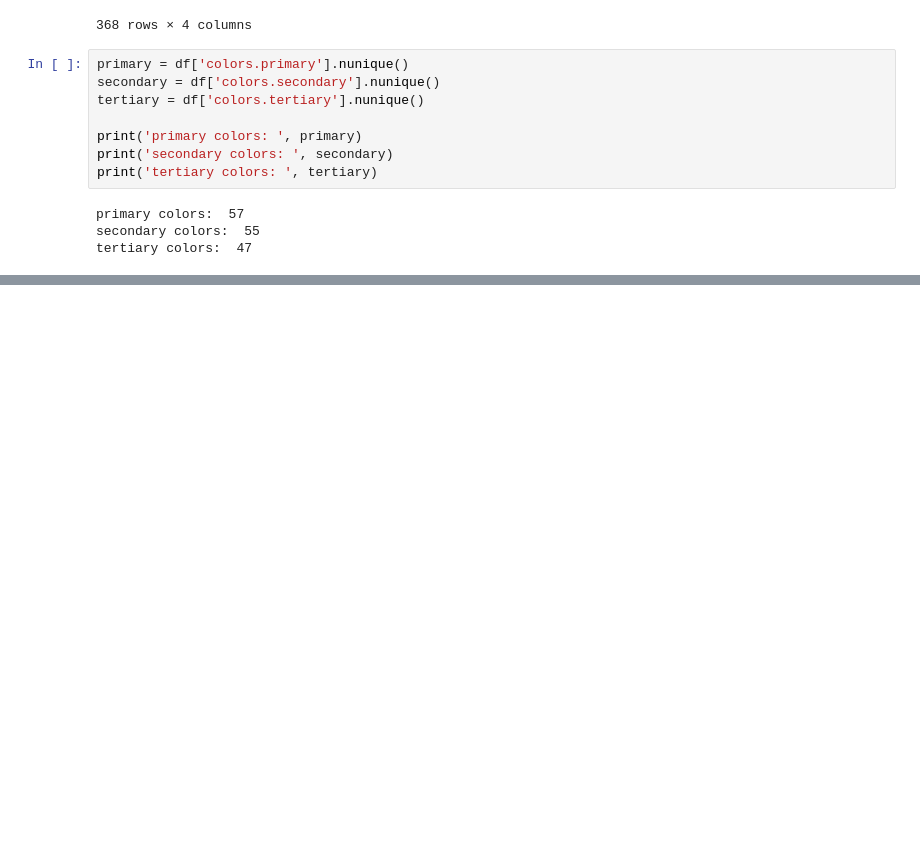
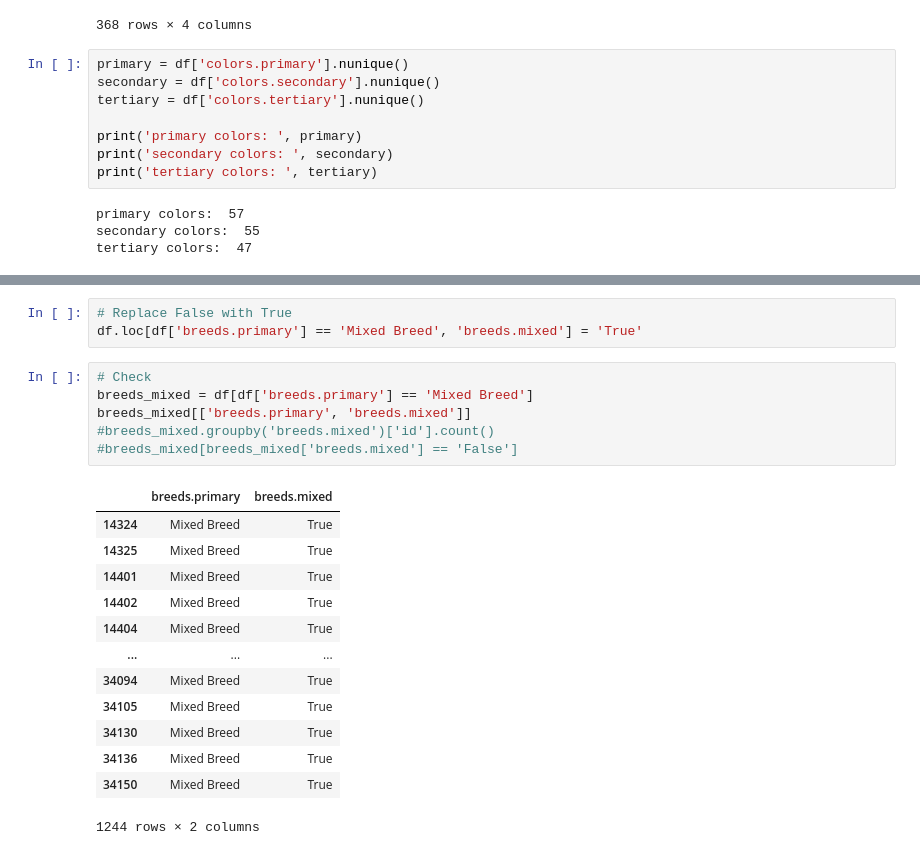
Before and after one commit to elisianguyen/2023-Tennessee-Adoption-Dynamics, a Jupyter notebook: notebooks/data_cleaning.ipynb, the cells around one changed output, grey strips where cells are left out. Drawn from its saved outputs; the diff is of its cells as text; blank space fills up the shorter version.

```diff
--- a/notebooks/data_cleaning.ipynb
+++ b/notebooks/data_cleaning.ipynb
@@ -363,0 +392,23 @@ memory usage: 11.2+ MB
+# %%
+# Replace False with True
+df.loc[df['breeds.primary'] == 'Mixed Breed', 'breeds.mixed'] = 'True'
+# %%
+# Check
+breeds_mixed = df[df['breeds.primary'] == 'Mixed Breed']
+breeds_mixed[['breeds.primary', 'breeds.mixed']]
+#breeds_mixed.groupby('breeds.mixed')['id'].count()
+#breeds_mixed[breeds_mixed['breeds.mixed'] == 'False']
+# %% [output]
+|  | breeds.primary | breeds.mixed |
+| 14324 | Mixed Breed | True |
+| 14325 | Mixed Breed | True |
+| 14401 | Mixed Breed | True |
+| 14402 | Mixed Breed | True |
+| 14404 | Mixed Breed | True |
+| ... | ... | ... |
+| 34094 | Mixed Breed | True |
+| 34105 | Mixed Breed | True |
+| 34130 | Mixed Breed | True |
+| 34136 | Mixed Breed | True |
+| 34150 | Mixed Breed | True |
+1244 rows × 2 columns
```
Also changed, not shown: parts of 19 cells of this notebook, 1 other file.
